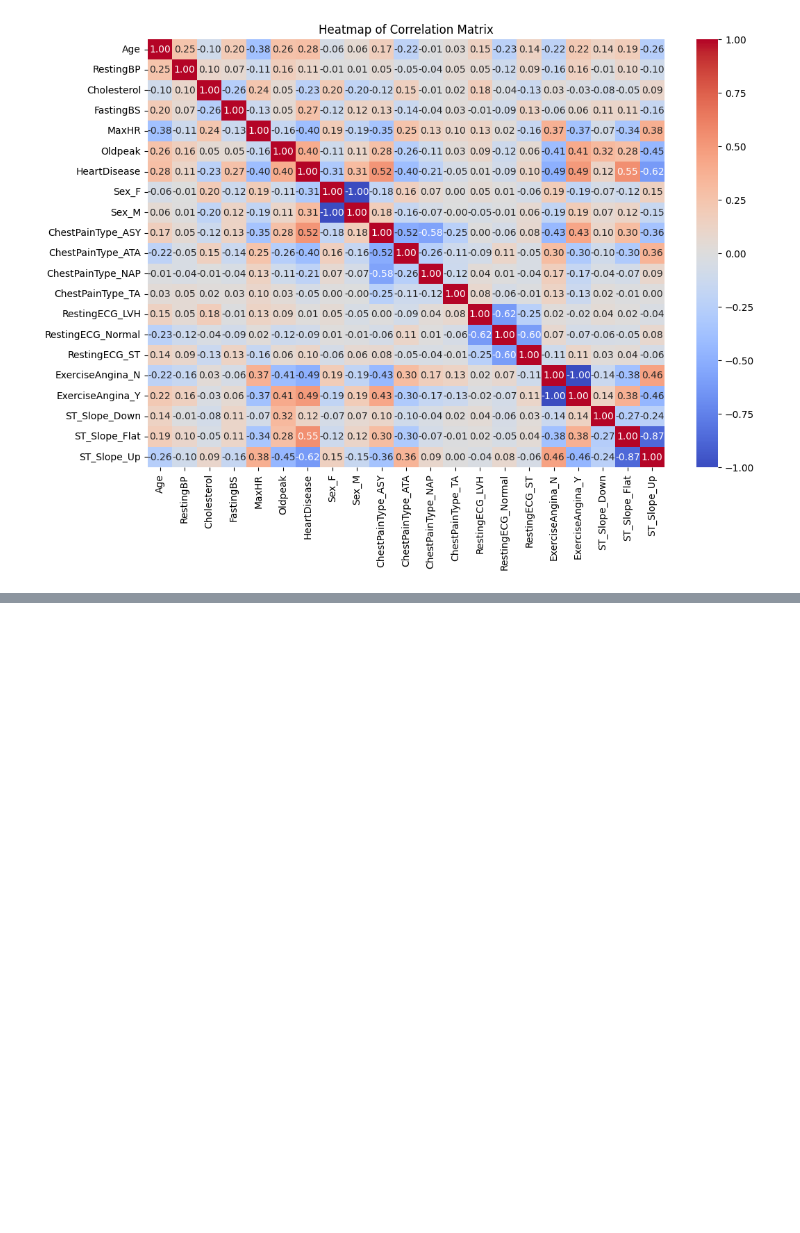
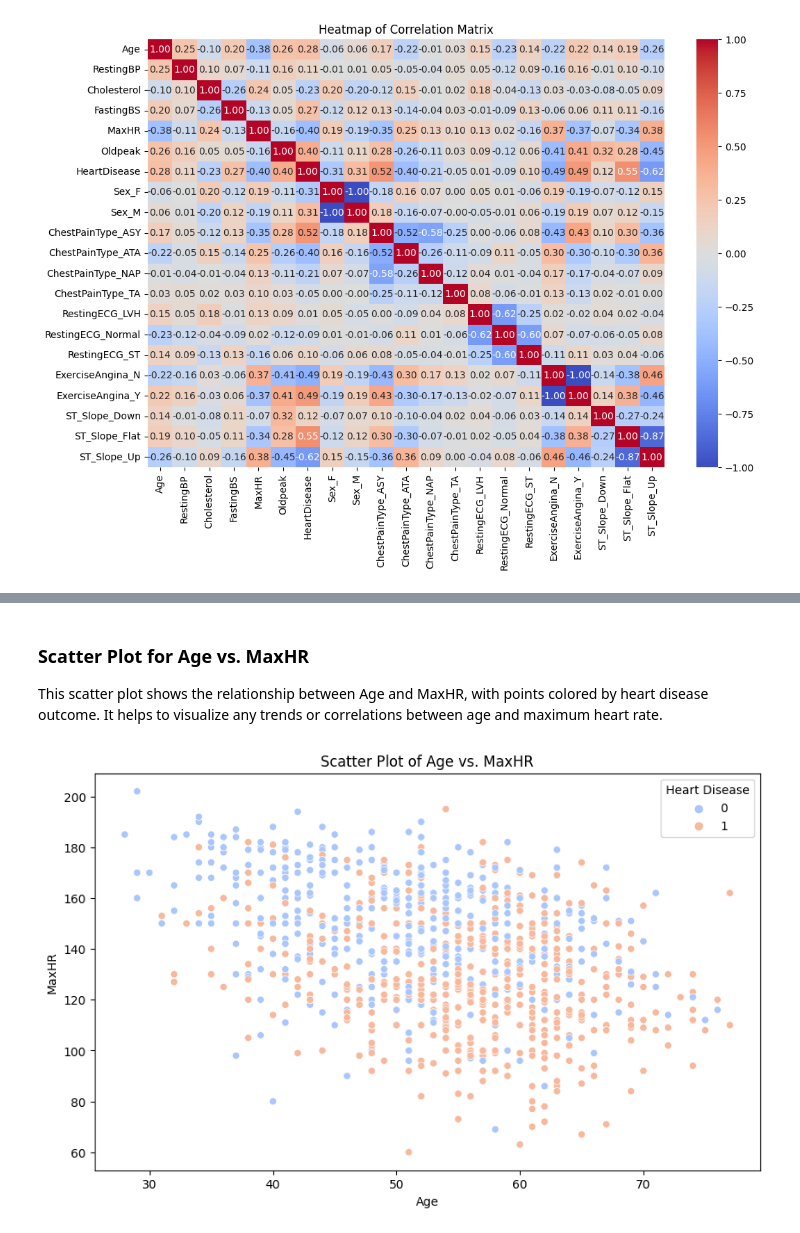
Before and after one commit to syedfaiqueali/CT-562-Machine-Learning, a Jupyter notebook: heart-failure-prediction-using-ann-cnn.ipynb, the cells around one changed output, grey strips where cells are left out. Saved outputs shown, nothing was run; the diff lists cells and outputs as text; code cells hidden in the pictures; blank space fills up the shorter version.

```diff
--- a/heart-failure-prediction-using-ann-cnn.ipynb
+++ b/heart-failure-prediction-using-ann-cnn.ipynb
@@ -117,0 +147,14 @@ plt.show()
+# %% [markdown]
+### Scatter Plot for Age vs. MaxHR
+
+This scatter plot shows the relationship between Age and MaxHR, with points colored by heart disease outcome. It helps to visualize any trends or correlations between age and maximum heart rate.
+# %%
+plt.figure(figsize=(10, 6))
+sns.scatterplot(data=df, x='Age', y='MaxHR', hue='HeartDisease', palette='coolwarm')
+plt.title('Scatter Plot of Age vs. MaxHR')
+plt.xlabel('Age')
+plt.ylabel('MaxHR')
+plt.legend(title='Heart Disease')
+plt.show()
+# %% [output]
+[figure, added]
```
Also changed, not shown: parts of 9 cells of this notebook.
